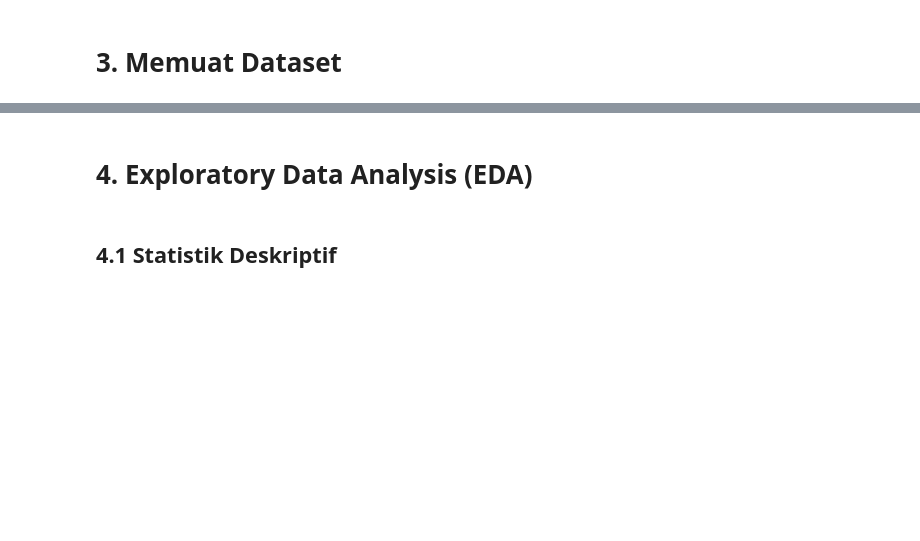
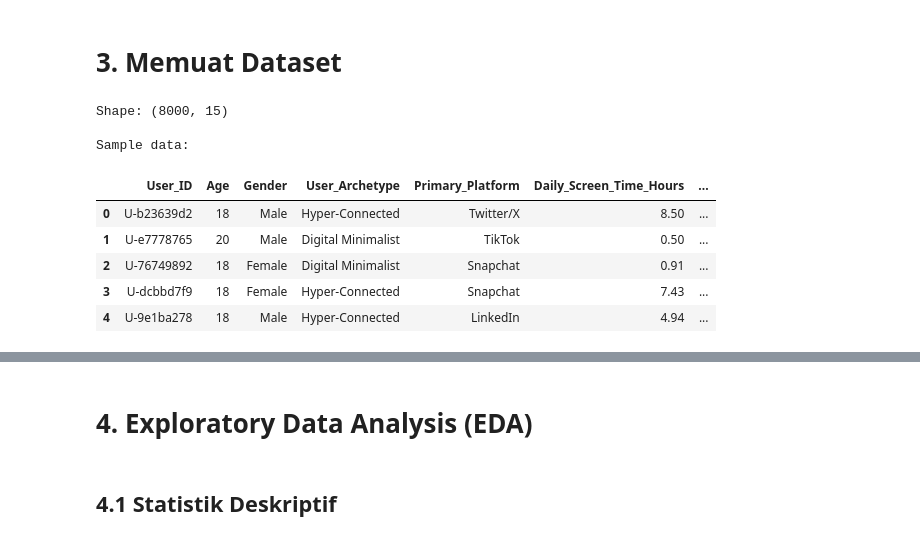
Before and after one commit to Michaelatj/Eksperimen_SML_MichaelAndreasTjendra, a Jupyter notebook: preprocessing/Eksperimen_Michael.ipynb, the cells around one changed output, grey strips where cells are left out. Cells and saved outputs as stored; diff of their text form; code cells hidden in the pictures; blank space fills up the shorter version.

```diff
--- a/preprocessing/Eksperimen_Michael.ipynb
+++ b/preprocessing/Eksperimen_Michael.ipynb
@@ -31,11 +33,21 @@ print('Libraries imported successfully.')
 # **3. Memuat Dataset**
 # %%
 # Load dataset
-df = pd.read_csv('social_media_mental_health.csv')
+df = pd.read_csv(r'C:\Users\along\OneDrive\Desktop\Membangun-Sistem-Machine-Learning\social_media_mental_health.csv')
 
 print('Shape:', df.shape)
 print('\nSample data:')
 df.head()
+# %% [output]
+Shape: (8000, 15)
+
+Sample data:
+|  | User_ID | Age | Gender | User_Archetype | Primary_Platform | Daily_Screen_Time_Hours | ... |
+| 0 | U-b23639d2 | 18 | Male | Hyper-Connected | Twitter/X | 8.50 | ... |
+| 1 | U-e7778765 | 20 | Male | Digital Minimalist | TikTok | 0.50 | ... |
+| 2 | U-76749892 | 18 | Female | Digital Minimalist | Snapchat | 0.91 | ... |
+| 3 | U-dcbbd7f9 | 18 | Female | Hyper-Connected | Snapchat | 7.43 | ... |
+| 4 | U-9e1ba278 | 18 | Male | Hyper-Connected | LinkedIn | 4.94 | ... |
 # %%
 # Cek kolom dan tipe data
 print('Columns & dtypes:')
```
Also changed, not shown: parts of 20 cells of this notebook.
